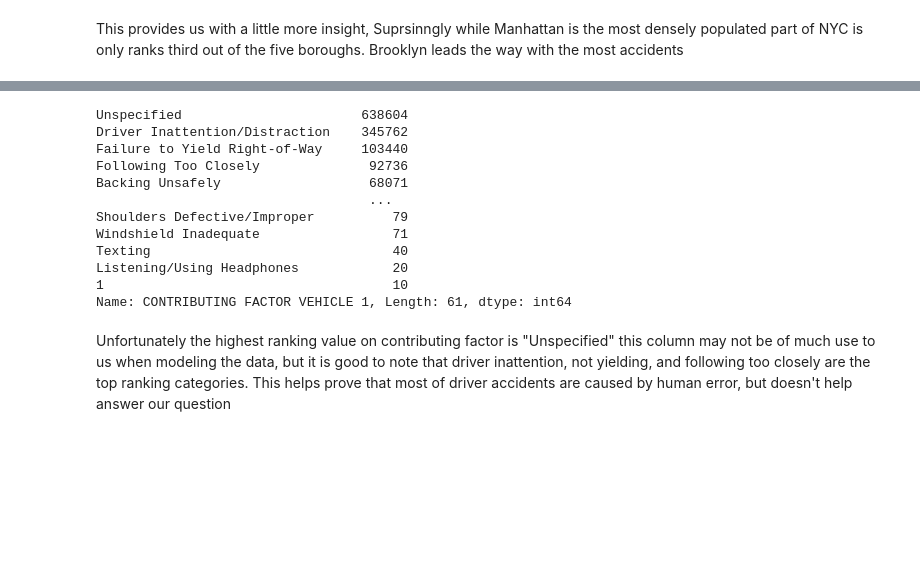
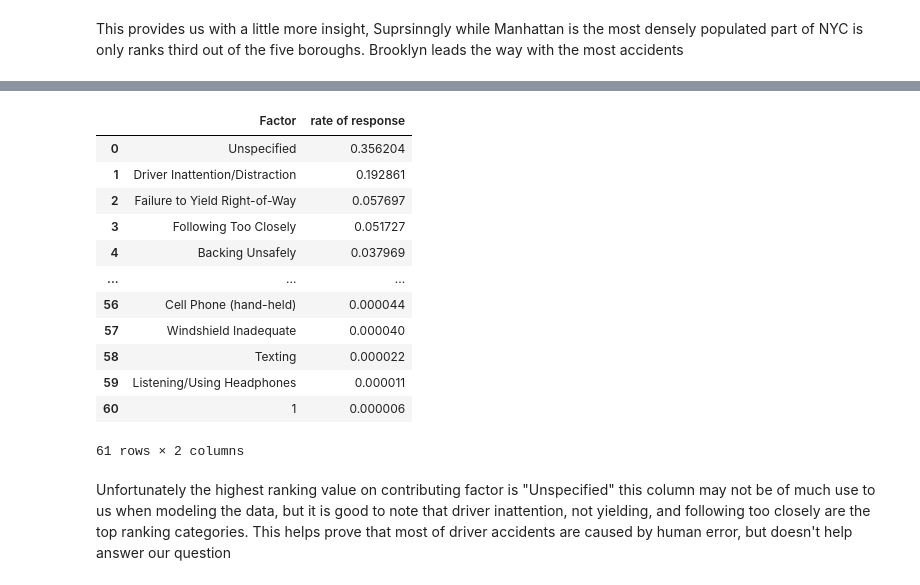
Before and after one commit to stefolosha/Capstone_2, a Jupyter notebook: Capstone-2 EDA.ipynb, the cells around one changed output, grey strips where cells are left out. Saved outputs shown, nothing was run; the diff lists cells and outputs as text; code cells hidden in the pictures; blank space fills up the shorter version.

```diff
--- a/Capstone-2 EDA.ipynb
+++ b/Capstone-2 EDA.ipynb
@@ -167,18 +188,23 @@ plt.show
-# %%
-df['CONTRIBUTING FACTOR VEHICLE 1'].value_counts()
-# %% [output]
-Unspecified                       638604
-Driver Inattention/Distraction    345762
-Failure to Yield Right-of-Way     103440
-Following Too Closely              92736
-Backing Unsafely                   68071
-                                   ...
-Shoulders Defective/Improper          79
-Windshield Inadequate                 71
-Texting                               40
-Listening/Using Headphones            20
-1                                     10
-Name: CONTRIBUTING FACTOR VEHICLE 1, Length: 61, dtype: int64
+# %%
+f = df['CONTRIBUTING FACTOR VEHICLE 1'].value_counts()/ len(df)
+uniques = df['CONTRIBUTING FACTOR VEHICLE 1'].unique()
+tab = pd.DataFrame(list(zip(f.index,f)),
+               columns =['Factor', 'rate of response'])
+tab
+# %% [output]
+|  | Factor | rate of response |
+| 0 | Unspecified | 0.356204 |
+| 1 | Driver Inattention/Distraction | 0.192861 |
+| 2 | Failure to Yield Right-of-Way | 0.057697 |
+| 3 | Following Too Closely | 0.051727 |
+| 4 | Backing Unsafely | 0.037969 |
+| ... | ... | ... |
+| 56 | Cell Phone (hand-held) | 0.000044 |
+| 57 | Windshield Inadequate | 0.000040 |
+| 58 | Texting | 0.000022 |
+| 59 | Listening/Using Headphones | 0.000011 |
+| 60 | 1 | 0.000006 |
+61 rows × 2 columns
 # %% [markdown]
 Unfortunately the highest ranking value on contributing factor is "Unspecified" this column may not be of much use to us when modeling the data, but it is good to note that driver inattention, not yielding, and following too closely are the top ranking categories. This helps prove that most of driver accidents are caused by human error, but doesn't help answer our question
 # %%
```
Also changed, not shown: parts of 5 cells of this notebook, 2 other files.
